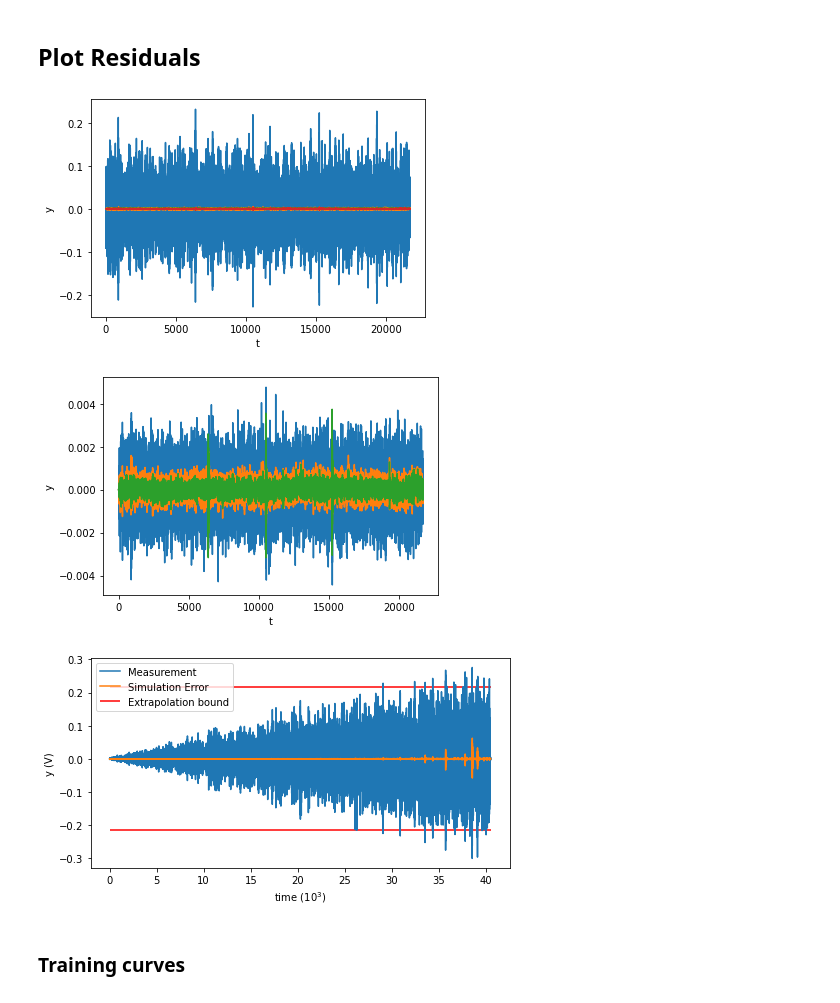
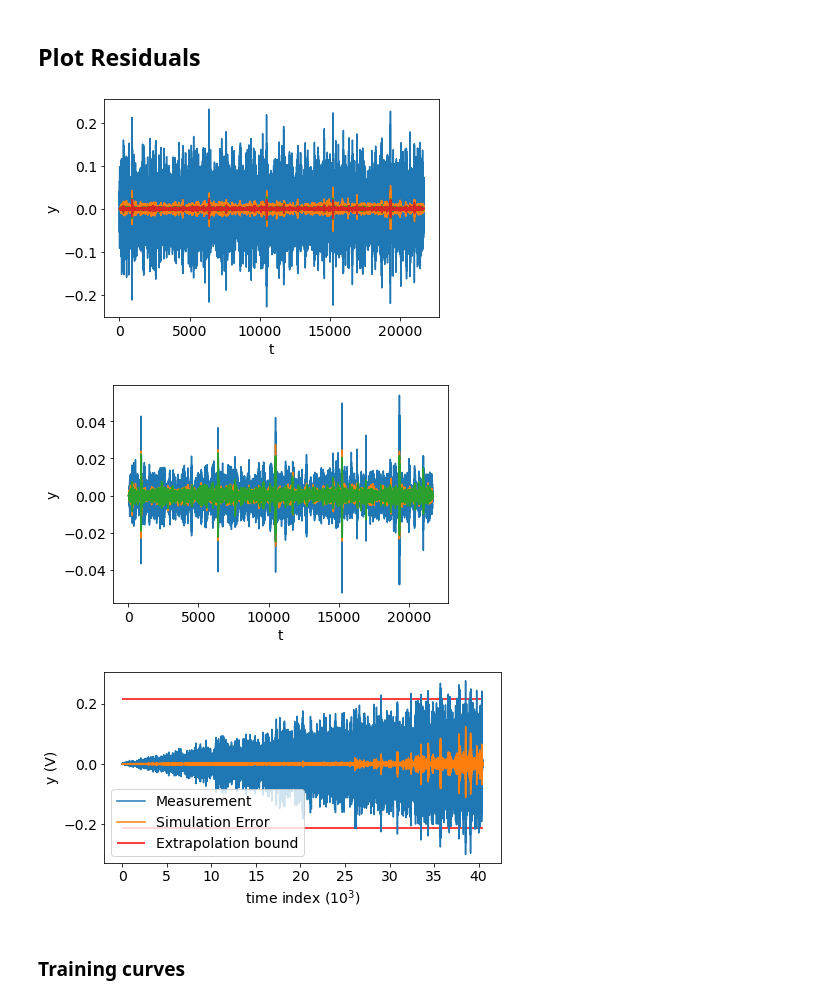
Before and after one commit to GerbenBeintema/SS-encoder-WH-Silver, a Jupyter notebook: SS encoder Silverbox.ipynb, the cells around one changed output. Drawn from its saved outputs; the diff is of its cells as text; code cells hidden in the pictures.

Commit message:
updated the notebooks for the current version of deepSI

```diff
--- a/SS encoder Silverbox.ipynb
+++ b/SS encoder Silverbox.ipynb
@@ -4,6 +4,7 @@ import numpy as np
 from matplotlib import pyplot as plt
 import torch
 from torch import optim, nn
+plt.rcParams.update({'font.size': 14})
 # %% [markdown]
 ### Load data silverbox data
 
@@ -32,18 +33,18 @@ plt.show()
 # %% [markdown]
 ## Fit/load encoder models
 # %%
-if False:
-    sys2 = deepSI.fit_systems.System_encoder(nx=2,na=50,nb=50) #default is 2 hidden layers with 64 nodes
+if True:
+    sys2 = deepSI.fit_systems.SS_encoder(nx=2,na=50,nb=50) #default is 2 hidden layers with 64 nodes
     #fitting can be and was stopped early with a keyboard interupt.
-    sys2.fit(train,epochs=4000,batch_size=256,Loss_kwargs=dict(nf=100),sim_val=train[-30000:]) #not using validation set during training
+    sys2.fit(train,epochs=4000,batch_size=256,loss_kwargs=dict(nf=100),sim_val=train[-30000:]) #not using validation set during training
     sys2.save_system('./Silver-data/silverbox_nx2_1-test')
 
-    sys4 = deepSI.fit_systems.System_encoder(nx=4,na=50,nb=50)
-    sys4.fit(train,epochs=4000,batch_size=256,Loss_kwargs=dict(nf=100),sim_val=train[-30000:])
+    sys4 = deepSI.fit_systems.SS_encoder(nx=4,na=50,nb=50)
+    sys4.fit(train,epochs=4000,batch_size=256,loss_kwargs=dict(nf=100),sim_val=train[-30000:])
     sys4.save_system('./Silver-data/silverbox_nx4_1-test')
 
-    sys8 = deepSI.fit_systems.System_encoder(nx=8,na=50,nb=50)
-    sys8.fit(train,epochs=4000,batch_size=256,Loss_kwargs=dict(nf=100),sim_val=train[-30000:])
+    sys8 = deepSI.fit_systems.SS_encoder(nx=8,na=50,nb=50)
+    sys8.fit(train,epochs=4000,batch_size=256,loss_kwargs=dict(nf=100),sim_val=train[-30000:])
     sys8.save_system('./Silver-data/silverbox_nx8_1-test')
 else:
     sys2 = deepSI.load_system('./Silver-data/silverbox_nx2_1')
@@ -102,30 +138,30 @@ nx=8 NRMS test no extra  0.00715, RMS 0.3070952
 # %%
 val.plot()
 (val-val_sim2).plot()
 (val-val_sim4).plot()
 (val-val_sim8).plot(show=True)
 
 (val-val_sim2).plot()
 (val-val_sim4).plot()
 (val-val_sim8).plot(show=True)
 
 # plt.hlines(,0,40575-100,'r')
 plt.figure(figsize=(9*0.75,5*0.75))
 plt.plot(np.arange(len(test))/1000,test.y)
 plt.hlines([np.max(train.y),np.min(train.y)],0,(40575-100)/1000,'r')  #add extrapolation lines
 # (test-test_sim2).plot()
 plt.plot(np.arange(len(test))/1000,(test-test_sim4).y)
 plt.legend(['Measurement','Simulation Error', 'Extrapolation bound'])
-plt.xlabel('time ($10^3$)')
+plt.xlabel('time index ($10^3$)')
 plt.ylabel('y (V)')
 plt.tight_layout()
 plt.savefig('./Silver-figures/Silverbox_test_error.pdf')
 plt.savefig('./Silver-figures/Silverbox_test_error.png',dpi=200)
 plt.show()
 # %% [output]
-[figure, old version]
+[figure, new version]
-[figure, old version]
+[figure, new version]
-[figure, old version]
+[figure, new version]
 # %% [markdown]
 ### Training curves
 # %%
```
Also changed, not shown: parts of 4 cells of this notebook, 3 other files.
